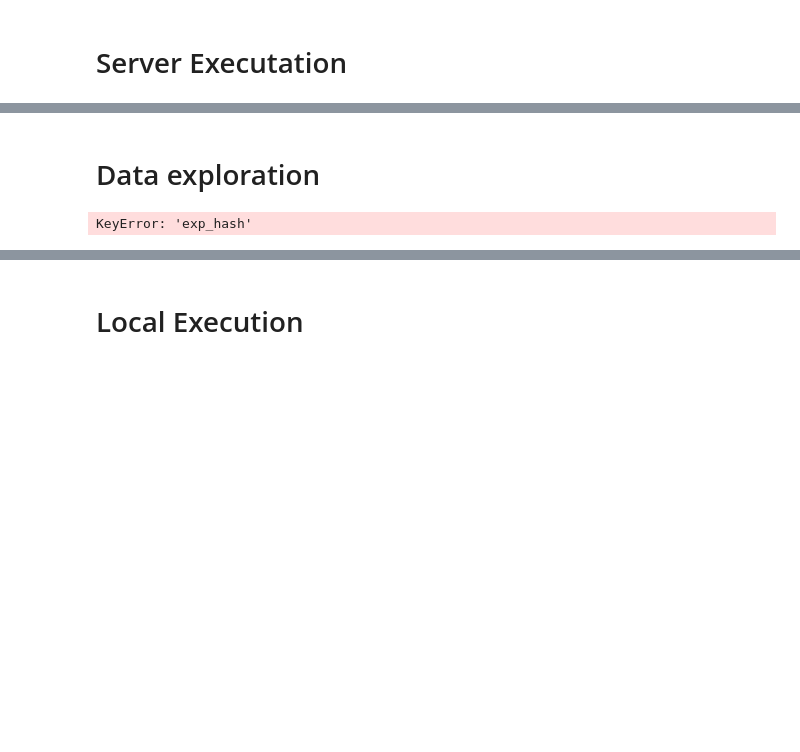
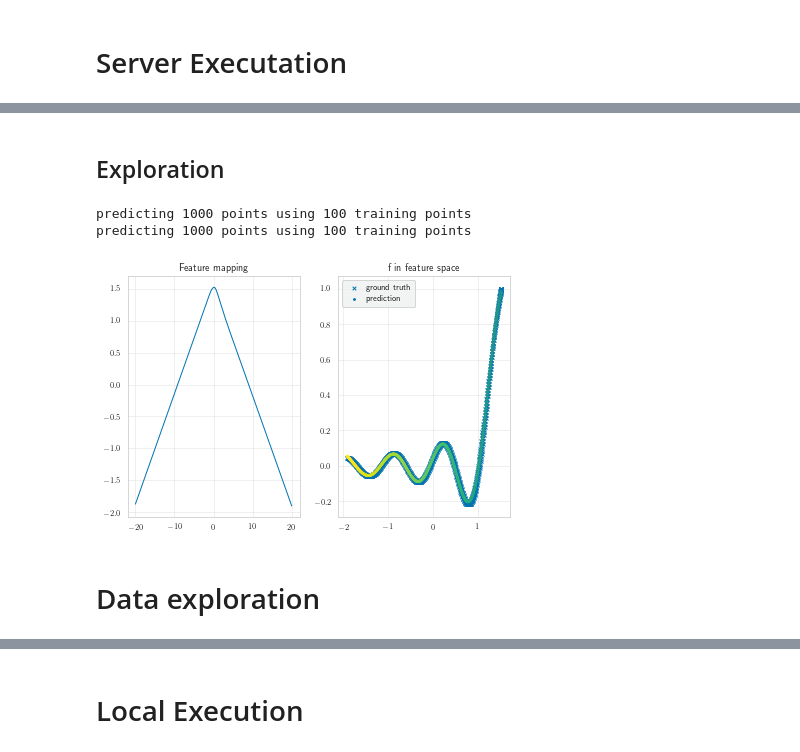
Before and after one commit to tmpethick/thesis-code, a Jupyter notebook: demo.ipynb, the cells around one changed output, grey strips where cells are left out. Saved outputs shown, nothing was run; the diff lists cells and outputs as text; code cells hidden in the pictures; blank space fills up the shorter version.

```diff
--- a/demo.ipynb
+++ b/demo.ipynb
@@ -93,8 +146,15 @@ b'Submitted batch job 73238\n'
+# %% [markdown]
+## Exploration
+# %%
+# We can now retrieve the objects for further inspection.
+f = run.interactive_stash.obj_func
+model = run.interactive_stash.model
+run.interactive_stash.model.plot_features(f)
+None
+# %% [output]
+predicting 1000 points using 100 training points
+predicting 1000 points using 100 training points
+[figure, added]
 # %% [markdown]
 # Data exploration
-# %%
-exps_rows_df = get_df(**{'config.tag': "demo"})
-exps_rows_df
-# %% [output]
-KeyError: 'exp_hash'
 # %%
```
Also changed, not shown: parts of 12 cells of this notebook, 39 other files.
